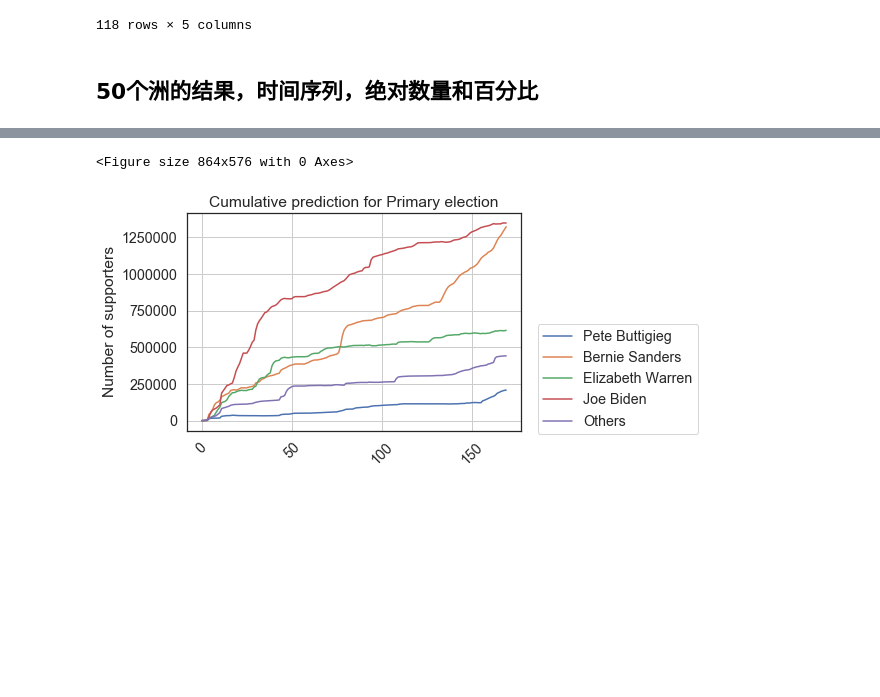
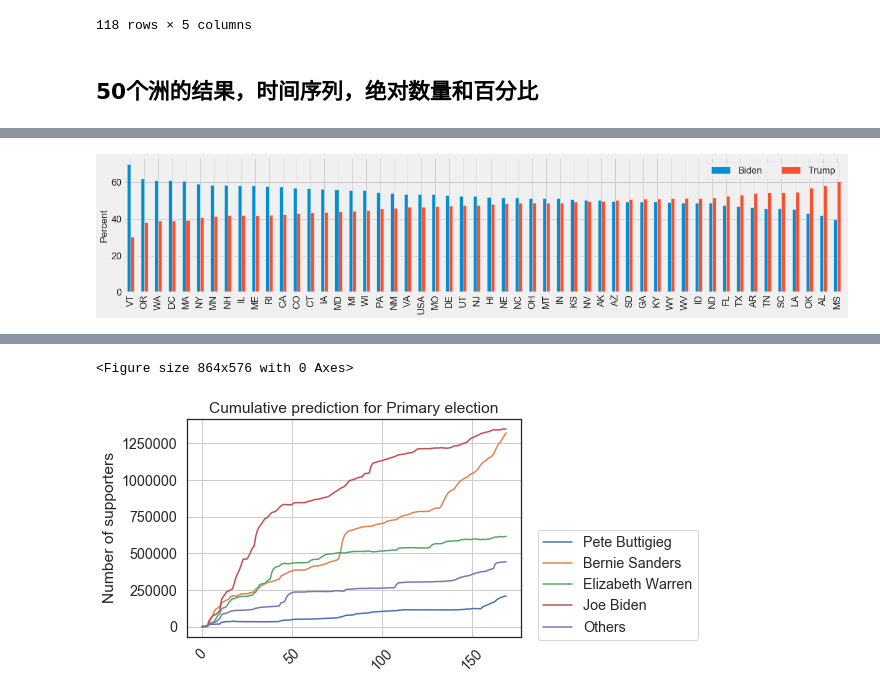
Before and after one commit to kayzhou/US_election, a Jupyter notebook: plots_paper.ipynb, the cells around one changed output, grey strips where cells are left out. Cells and saved outputs as stored; diff of their text form; code cells hidden in the pictures; blank space fills up the shorter version.

```diff
--- a/plots_paper.ipynb
+++ b/plots_paper.ipynb
@@ -232,0 +235,16 @@ for state in tqdm(US_states):
+# %%
+data_states = pd.read_csv("data/csv/results-states-culFrom01-from-2020-01-10-to-2020-07-01.csv").set_index("state")
+data = data_states[data_states["dt"] == "2020-07-01"]
+data = data[['0', '1']]
+data['Biden'] = data['0'] / (data['0'] + data['1']) * 100
+data['Trump'] = data['1'] / (data['0'] + data['1']) * 100
+data = data[['Biden', 'Trump']]
+data = data.round(1)
+# data.plot(kind="bar")
+data = data.sort_values("Trump")
+data.plot(kind="bar", figsize=(20, 4))
+plt.ylabel("Percent"); plt.xlabel("")
+plt.legend(ncol=2)
+plt.savefig("fig/all-states-on-July-1st.png", dpi=300, bbox_inches ='tight')
+# %% [output]
+[figure, added]
```
Also changed, not shown: parts of 9 cells of this notebook, 1 other file.
